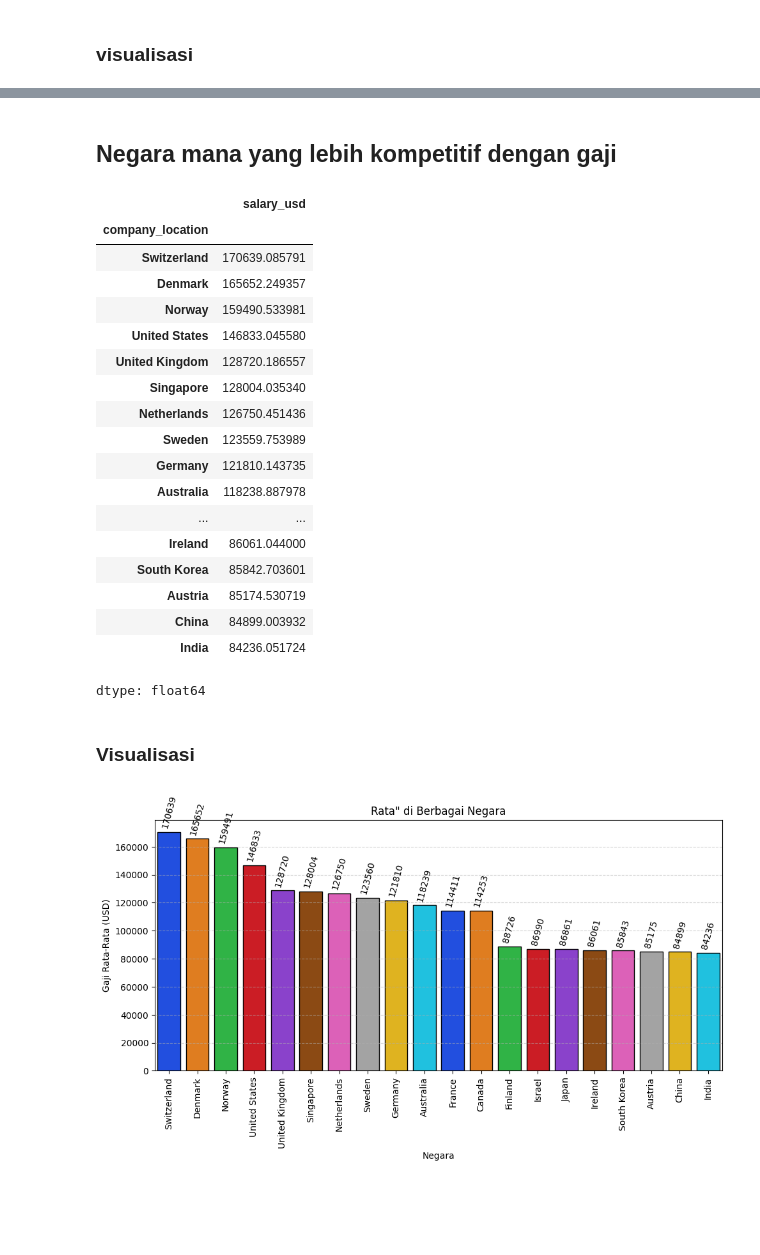
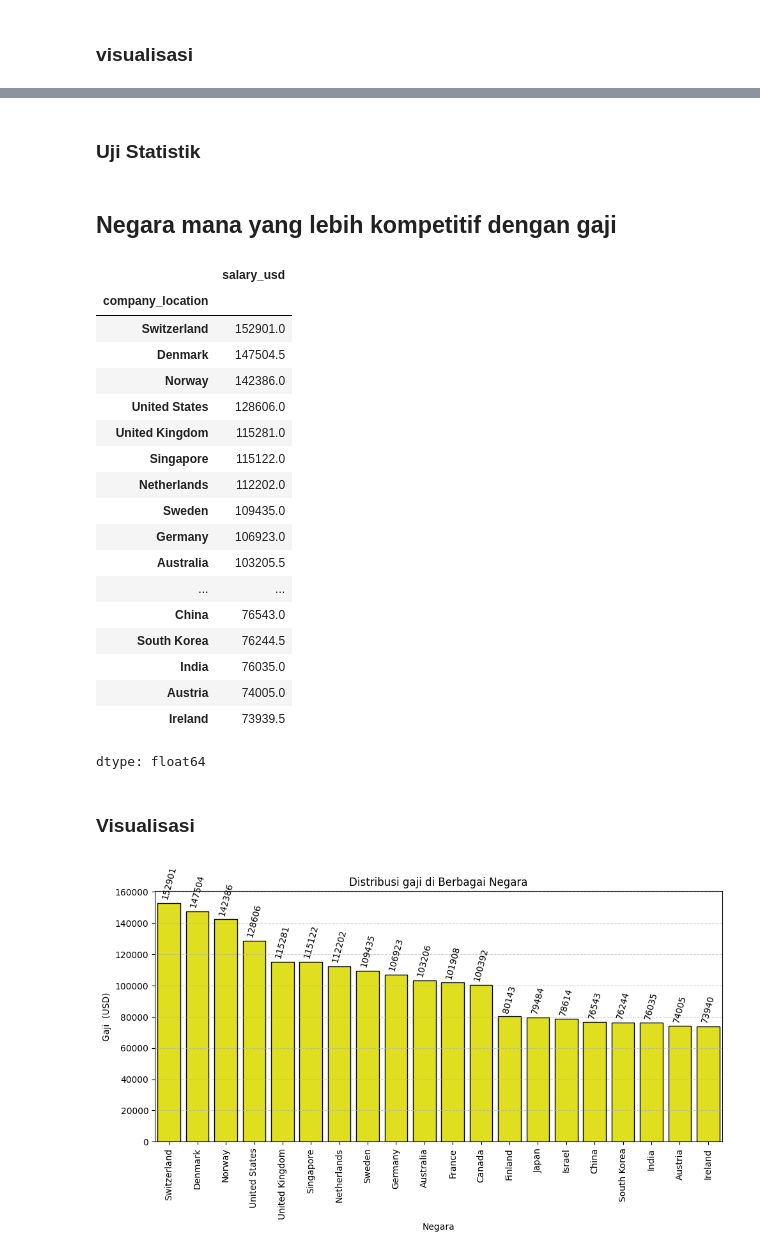
Before and after one commit to shof-f/Analisis-Pasar-Kerja-AI-Global, a Jupyter notebook: Analisis_Tren_Pekerjaan_AI.ipynb, the cells around one changed output, grey strips where cells are left out. Drawn from its saved outputs; the diff is of its cells as text; code cells hidden in the pictures; blank space fills up the shorter version.

```diff
--- a/Analisis_Tren_Pekerjaan_AI.ipynb
+++ b/Analisis_Tren_Pekerjaan_AI.ipynb
@@ -85,6 +153,6 @@ Grafik ini menampilkan 10 pekerjaan terkait AI (Kecerdasan Buatan) yang paling b
 # %%
 # rata-rata gaji per job
-gaji_per_job = df.groupby("job_title")["salary_usd"].mean().sort_values(ascending=False)
+gaji_per_job = df.groupby("job_title")["salary_usd"].median().sort_values(ascending=False) # pakai median karena diawal udah di lihat karena datanya tidak normal
 gaji_per_job
 # %% [output]
 |  | salary_usd |
@@ -152,6 +201,6 @@ Grafik ini menyajikan rata-rata gaji tahunan dalam Dolar AS untuk berbagai jenis
 # %%
 # rata-rata gaji perrjaan remote dan tidak
-remote_gaji = df.groupby("remote_ratio")["salary_usd"].mean()
+remote_gaji = df.groupby("remote_ratio")["salary_usd"].median()
 remote_gaji
 # %% [output]
 |  | salary_usd |
@@ -201,12 +257,12 @@ gaji
 ### visualisasi
 # %%
 plt.figure(figsize=(12, 6))
-ax = sns.barplot(data=df, x="education_required", y="salary_usd", hue="experience_level", estimator="mean", ci=None, palette="Set2", edgecolor='black')
+ax = sns.barplot(data=df, x="education_required", y="salary_usd", hue="experience_level", estimator="mean", palette="Set2", edgecolor='black')
 for container in ax.containers:
     ax.bar_label(container, fmt="%.0f", padding=3)
-plt.title("Rata-rata Gaji per Pendidikan dan Pengalaman")
+plt.title("Distribusi Gaji dengan Pendidikan dan Pengalaman")
 plt.xlabel("Gelar")
-plt.ylabel("Gaji Rata-Rata (USD)")
+plt.ylabel("distribusi gaji  (USD)")
 plt.legend(title="Pengalaman")
 plt.grid(axis="y", linestyle="--", alpha=0.6)
 plt.tight_layout()
@@ -218,41 +274,43 @@ Grafik "Rata-rata Gaji per Gelar dan Pengalaman" ini dengan jelas menunjukkan ba
+# %% [markdown]
+### Uji Statistik
 # %% [markdown]
 ## Negara mana yang lebih kompetitif dengan gaji
 # %%
-kompe_gaji = df.groupby("company_location")["salary_usd"].mean().sort_values(ascending=False)
+kompe_gaji = df.groupby("company_location")["salary_usd"].median().sort_values(ascending=False)
 kompe_gaji
 # %% [output]
 |  | salary_usd |
 | company_location |  |
-| Switzerland | 170639.085791 |
-| Denmark | 165652.249357 |
-| Norway | 159490.533981 |
-| United States | 146833.045580 |
-| United Kingdom | 128720.186557 |
-| Singapore | 128004.035340 |
-| Netherlands | 126750.451436 |
-| Sweden | 123559.753989 |
-| Germany | 121810.143735 |
-| Australia | 118238.887978 |
+| Switzerland | 152901.0 |
+| Denmark | 147504.5 |
+| Norway | 142386.0 |
+| United States | 128606.0 |
+| United Kingdom | 115281.0 |
+| Singapore | 115122.0 |
+| Netherlands | 112202.0 |
+| Sweden | 109435.0 |
+| Germany | 106923.0 |
+| Australia | 103205.5 |
 | ... | ... |
-| Ireland | 86061.044000 |
-| South Korea | 85842.703601 |
-| Austria | 85174.530719 |
-| China | 84899.003932 |
-| India | 84236.051724 |
+| China | 76543.0 |
+| South Korea | 76244.5 |
+| India | 76035.0 |
+| Austria | 74005.0 |
+| Ireland | 73939.5 |
 dtype: float64
 # %% [markdown]
 ### Visualisasi
 # %%
 plt.figure(figsize=(10, 6))
-ax = sns.barplot(x=kompe_gaji.index, y=kompe_gaji.values, palette="bright", edgecolor="black")
+ax = sns.barplot(x=kompe_gaji.index, y=kompe_gaji.values, color="yellow", edgecolor="black")
 for container in ax.containers:
     ax.bar_label(container, fmt="%.0f", padding=3, rotation=75)
-plt.title("Rata\" di Berbagai Negara")
+plt.title("Distribusi gaji di Berbagai Negara")
 plt.xlabel("Negara")
-plt.ylabel("Gaji Rata-Rata (USD)")
+plt.ylabel("Gaji  (USD)")
 plt.grid(axis="y", linestyle="--", alpha=0.6)
 plt.xticks(rotation=90)
 plt.tight_layout()
 plt.show()
 # %% [output]
-[figure, old version]
+[figure, new version]
```
Also changed, not shown: parts of 38 cells of this notebook.
